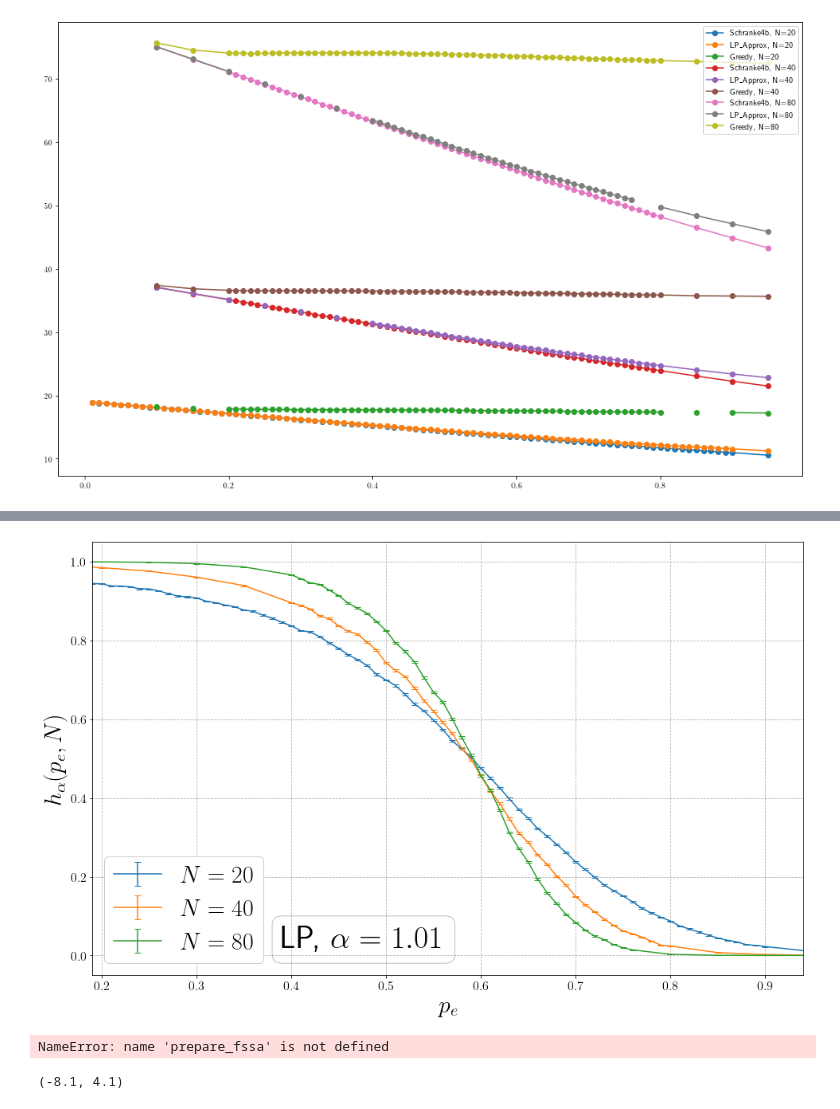
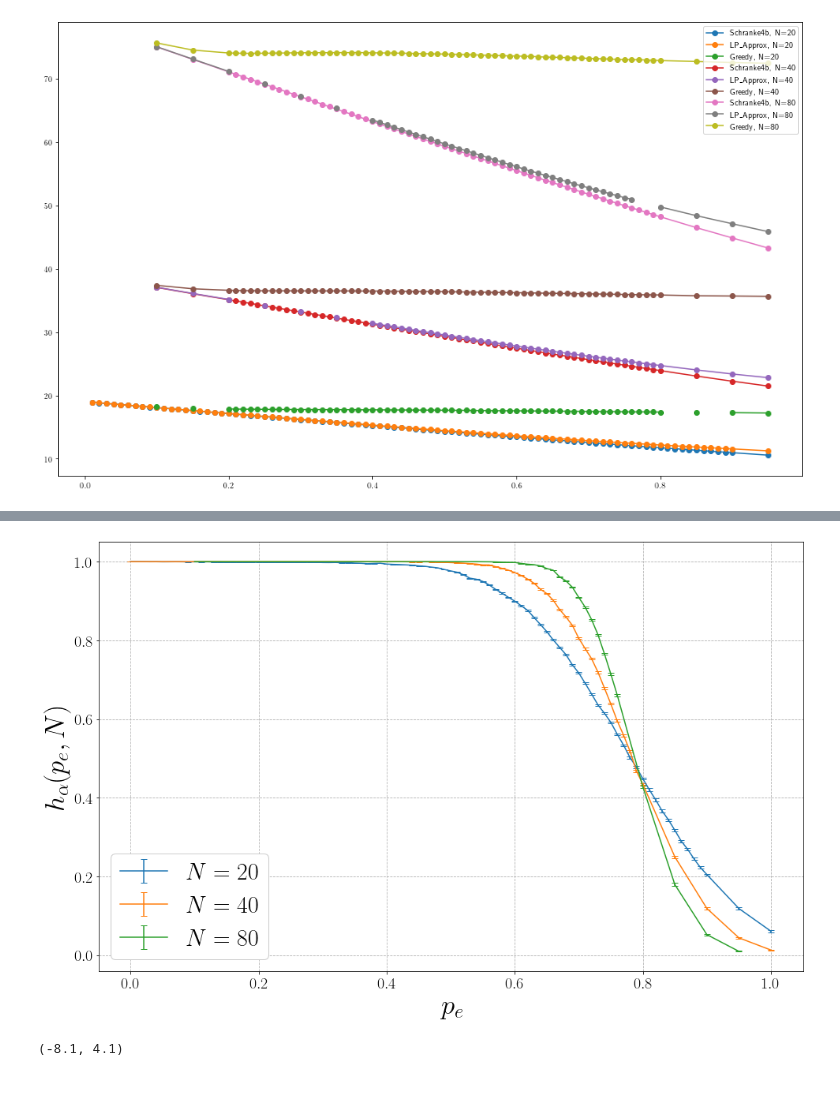
Before and after one commit to T3K14/Masterarbeit-Auswertung, a Jupyter notebook: KFC2.ipynb, the cells around one changed output, grey strips where cells are left out. Drawn from its saved outputs; the diff is of its cells as text; code cells hidden in the pictures.

```diff
--- a/KFC2.ipynb
+++ b/KFC2.ipynb
@@ -1556,4 +1516,4 @@ Text(0.5, 0, 'p_k')
 # lese vorausgewertete Daten ein
 pv5 = r'D:\Uni\Masterarbeit\Daten\KFC2\5_scenarios\Vorauswertung'
 
-data5_vor = auswertung_ma.read_vorauswertung(pv5, id='p', id_stelle=-2)
+data_vor5, dic_lp5 = auswertung_ma.read_vorauswertung(pv5, id='p', id_stelle=-2, read_lp=True)
@@ -1583,7 +1547,7 @@ n=80
 
 algs = {'Schranke4b': r'Bound', 'LP_Approx': 'LP Approximation', 'Greedy': 'Greedy'}
 
-m, sme = data5_vor[n].calc_mean_alg_results()
+m, sme = data_vor5[n].calc_mean_alg_results()
 
 # pcs1 = auswertung_ma.prepare_alg_vs_schranke_data(data1, data1_vor, alg, alpha)
 fmts = ['v', '^', '<']
@@ -1601,10 +1565,10 @@ for i, alg in enumerate(m.columns):
 # ax.vlines(0.6355444309347226, 0, 520, color='black')
 
 ax.set_xlabel('$p_e$', fontsize=axislabelsize)
-ax.set_ylabel('$\\bar{C}$', fontsize=axislabelsize)
+ax.set_ylabel('$\\langle C \\rangle$', fontsize=axislabelsize)
 
 for label in (ax.get_xticklabels() + ax.get_yticklabels()):
-    label.set_fontsize(16)
+    label.set_fontsize(label_fontsize)
 ax.legend(fontsize=30, loc='lower left')
 plt.savefig(os.path.join(plot_output_path, 'res_80_5sce.png'), dpi=300, facecolor=[1,1,1,1], bbox_inches='tight')
 # %% [output]
@@ -1611,0 +1845,25 @@ plt.savefig(os.path.join(plot_output_path, 'res_80_5sce.png'), dpi=300, facecolo
+# %%
+# Anteil ganzzahliger LP Variablen
+
+fig, ax = plt.subplots(figsize=(16, 10))
+ax.grid(ls='--')
+ax.set_axisbelow(True)
+
+fmts = ['o', 'o', 'o', 'o']
+
+
+for n in sorted(dic_lp5.keys()):
+
+#     ax.scatter(dic_lp[n].index, dic_lp[n]['Anteil_GLPV'], label=f"$N={n}$")
+    ax.errorbar(dic_lp5[n].index, dic_lp5[n]['Anteil_GLPV'], yerr=dic_lp5[n]['Delta_Anteil_GLPV'], fmt=fmts[0], markersize=8, markerfacecolor='none', capsize=4, label=f'$N={n}$')
+
+ax.set_xlabel('$p_e$', fontsize=axislabelsize)
+ax.set_ylabel(r'$\langle r_{int} \rangle$', fontsize=axislabelsize)
+
+ax.legend(fontsize=30, framealpha=1)
+for label in (ax.get_xticklabels() + ax.get_yticklabels()):
+    label.set_fontsize(label_fontsize)
+ax.grid(ls='--')
+
+
+plt.savefig(os.path.join(plot_output_path, 'pe_rint5b.png'), dpi=300, facecolor=[1,1,1,1], bbox_inches='tight')
@@ -1612,42 +1910,37 @@ plt.savefig(os.path.join(plot_output_path, 'res_80_5sce.png'), dpi=300, facecolo
 # %%
 fig, ax = plt.subplots(figsize=(16,10))
-alpha=1.01
+alpha=1.03
 alg='LP_Approx'
 
-pcs1 = auswertung_ma.prepare_alg_vs_schranke_data({}, data5_vor, alg, alpha)
+pcs1 = auswertung_ma.prepare_alg_vs_schranke_data({}, data_vor5, alg, alpha)
 
 for n in sorted(pcs1.keys()):
 
     ax.errorbar(pcs1[n].ids, pcs1[n].props, yerr=pcs1[n].std_dev, capsize=4, label=f'$N={n}$')
 
 ax.legend(fontsize=30, framealpha=1, loc='lower left')
 
 # ax.set_xlabel('$p_k$', fontsize=axislabelsize)
 # ax.set_ylabel(f'$p_\\alpha$ with $\\alpha ={alpha}$', fontsize=axislabelsize)
 
 ax.set_xlabel('$p_e$', fontsize=axislabelsize)
 ax.set_ylabel(f'$h_\\alpha(p_e, N)$', fontsize=axislabelsize)
 
-ax.set_xlim([0.19,.94])
+# ax.set_xlim([0.19,.94])
 # ax.set_ylim([0.6, 1.02])
 
 # ax.set_xlim([0.55,.81])
 # ax.set_ylim([0.64, 0.99])
 # Set tick font size
 for label in (ax.get_xticklabels() + ax.get_yticklabels()):
-    label.set_fontsize(16)
+    label.set_fontsize(label_fontsize)
 ax.grid(ls='--')
-ax.text(0.39, 0.02, f"LP, $\\alpha={alpha}$", color="black", bbox=dict(fc='None', alpha=.5, boxstyle='round', color='grey'), fontsize=40)
+# ax.text(0.39, 0.02, f"LP, $\\alpha={alpha}$", color="black", bbox=dict(fc='None', alpha=.5, boxstyle='round', color='grey'), fontsize=40)
 
 
-plt.savefig('pk_uebergang_lp5_alpha1.png', dpi=300, facecolor=[1,1,1,1], bbox_inches='tight')
+plt.savefig(os.path.join(plot_output_path, f'pe_lp_h_{alpha}_5.png'), dpi=300, facecolor=[1,1,1,1], bbox_inches='tight')
 # %% [output]
-[figure, old version]
+[figure, new version]
-# %%
-l = [20, 40, 80]
-print(prepare_fssa(l, pcs1, 'lp5_alpha_1.01_20-80'))
-# %% [output]
-NameError: name 'prepare_fssa' is not defined
 # %%
 fig, ax = plt.subplots(figsize=(16,10))
 # 1.01, 20, 40, 80
```
Also changed, not shown: parts of 74 cells of this notebook, 2 other files.
